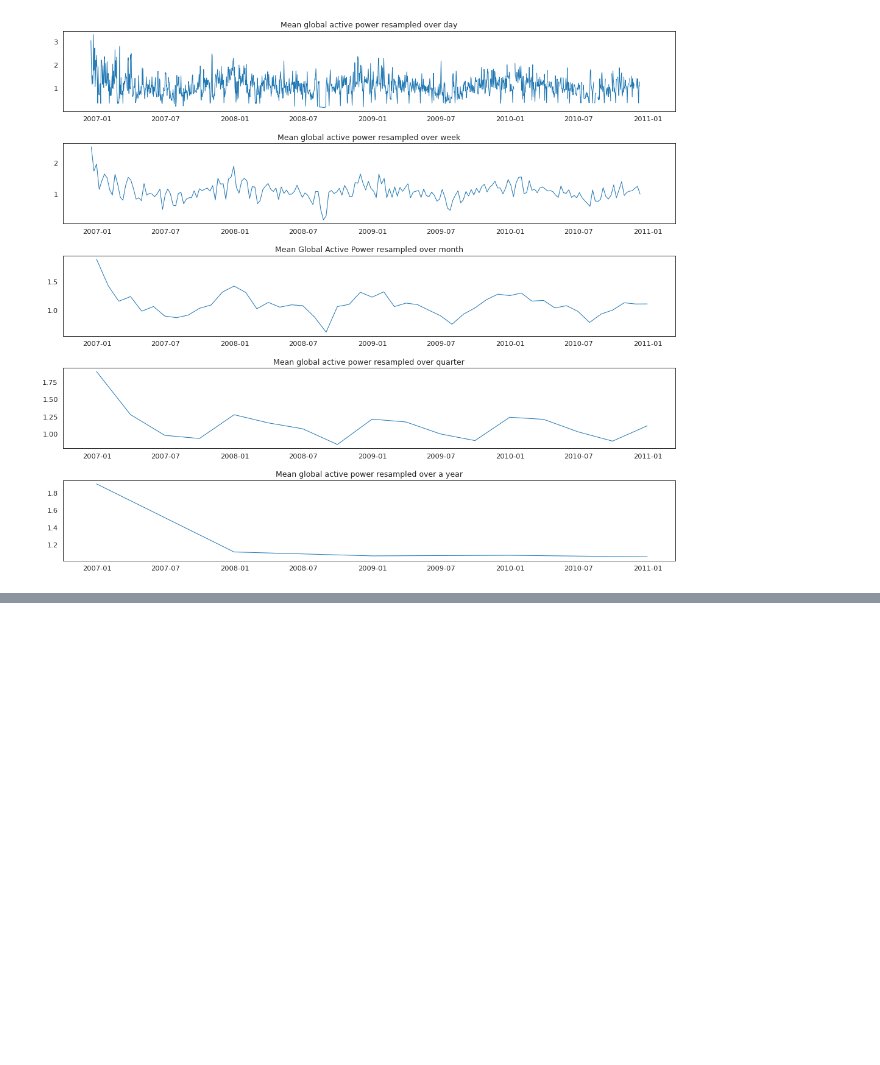
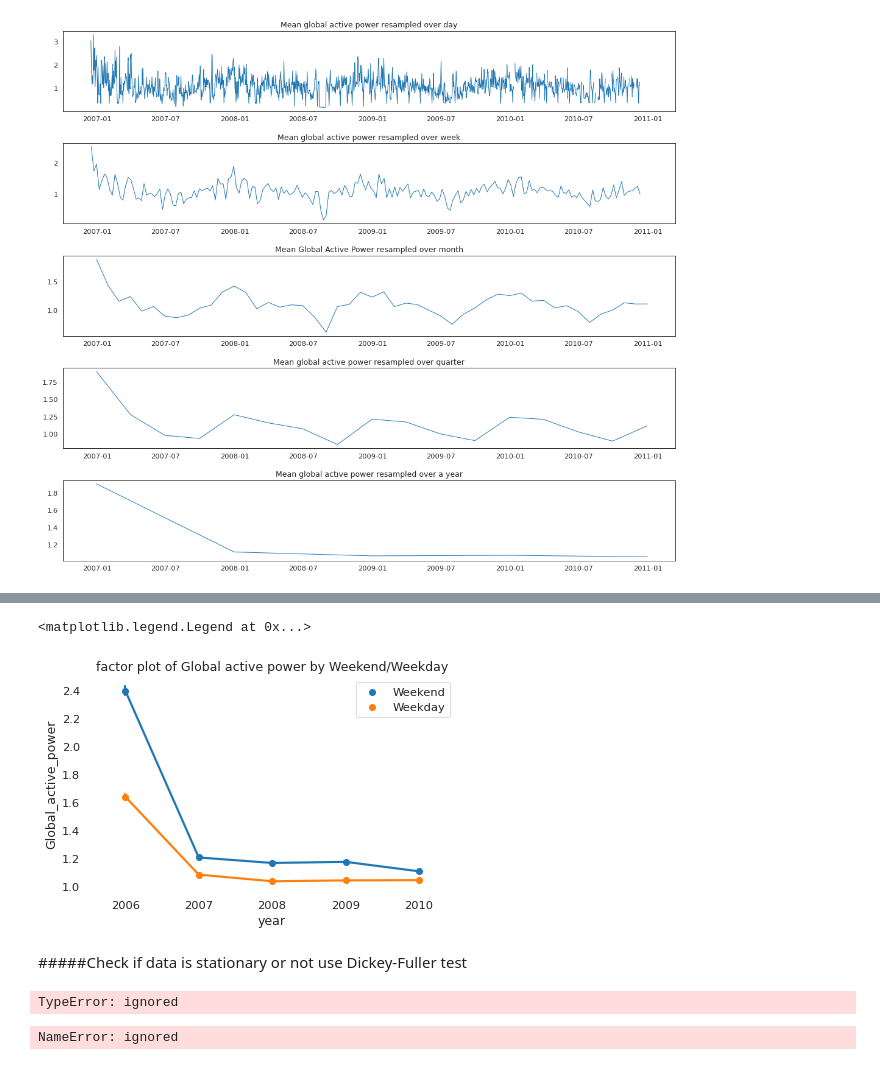
Before and after one commit to Chirag314/Household-power-consumption, a Jupyter notebook: household_power_consumption.ipynb, the cells around one changed output, grey strips where cells are left out. Cells and saved outputs as stored; diff of their text form; code cells hidden in the pictures; blank space fills up the shorter version.

```diff
--- a/household_power_consumption.ipynb
+++ b/household_power_consumption.ipynb
@@ -209,0 +282,77 @@ NameError: ignored
+# %%
+# Factor plot of global active power by weekday vs weekend
+plt1=sns.factorplot('year','Global_active_power',hue='Day',data=df, size=4,aspect=1.5,legend=False)
+plt.title('factor plot of Global active power by Weekend/Weekday')
+plt.tight_layout()
+sns.despine(left=True,bottom=True)
+plt.legend(loc='upper right')
+# %% [output]
+<matplotlib.legend.Legend at 0x...>
+[figure, added]
+# %% [markdown]
+#####Check if data is stationary or not
+use Dickey-Fuller test
+# %%
+df2=df1.resample('D',how=np.mean)
+
+def test_stationarity(timeseries):
+  relmean=timeseries.rolling(window=30).mean()
+  rolstd=timeseries.rolling(window=30).std()
+
+  plt.figure(figsize=(14,5))
+  sns.despoine(left=True)
+  orig=plt.plot(timeseries,color='blue',label='Original')
+  mean=plt.plot(rolmean,color='red',label='Rolling mean')
+  std=plt.plot(rolstd, color='black',label='Rolling std')
+
+  plt.legend(loc='best')
+  plt.title('Rolling mean and std')
+  plt.show()
+
+  print('<Results of Dickey Fuller Test>')
+  dftest=adfuller(timeseries,autolag='AIC')
+  dfoutput=pd.Series(dftest[0:4],
+                     index=['Test stastic','p-value','#Lags Used','Number of observations used'])
+  for key, value in dftest[4].items():
+    dfoutput['Critical Value (%s)' %key]=value
+  print(dfoutput)
+
+test_stationarity(df2.Global_active_power.dropna())
+# %% [output]
+TypeError: ignored
+# %%
+
+# Use LSTM model to predict
+# Convert all data to float
+# Normalize the featue
+# Convert array into matrix
+# Reshape into x=t and y=t+1
+# reshape input to be 3D(samples, timesteps, features)
+
+dataset=df.Global_active_power.values
+dataset=dataset.astype('float32')
+dataset=np.reshate(dataset,(-1,1))
+scaler=MinMaxScaler(feature_range=(0,1))
+dataset=scaler.fit_transform(dataset)
+train_size=int(len(dataset)*0.8)
+test_size=len(dataset)-train_size
+train,test =dataset[0:train_size,:],dataset[train_size:len(dataset),:]
+
+def create_dataset(dataset, look_back=1):
+  x,y=[],[]
+  for i in range(len(dataset)-look_back-1):
+    a=dataset[i:(i+look_back),0]
+    x.append(a)
+    y.append(dataset[i+look_back,0])
+  return np.array(x),np.array(y)
+
+look_back=30
+
+x_train,y_train=create_dataset(train,look_back)
+x_test,y_test=create_dataset(test,look_back)
+
+# Reshape inputs
+x_train= np.reshape(x_train,(x_train.shape[0],1,x_train.shape[1]))
+x_test=np.reshape(x_test,(x_test.shape[0],1,x_test.shape[1]))
+# %% [output]
+NameError: ignored
```
Also changed, not shown: parts of 7 cells of this notebook.
